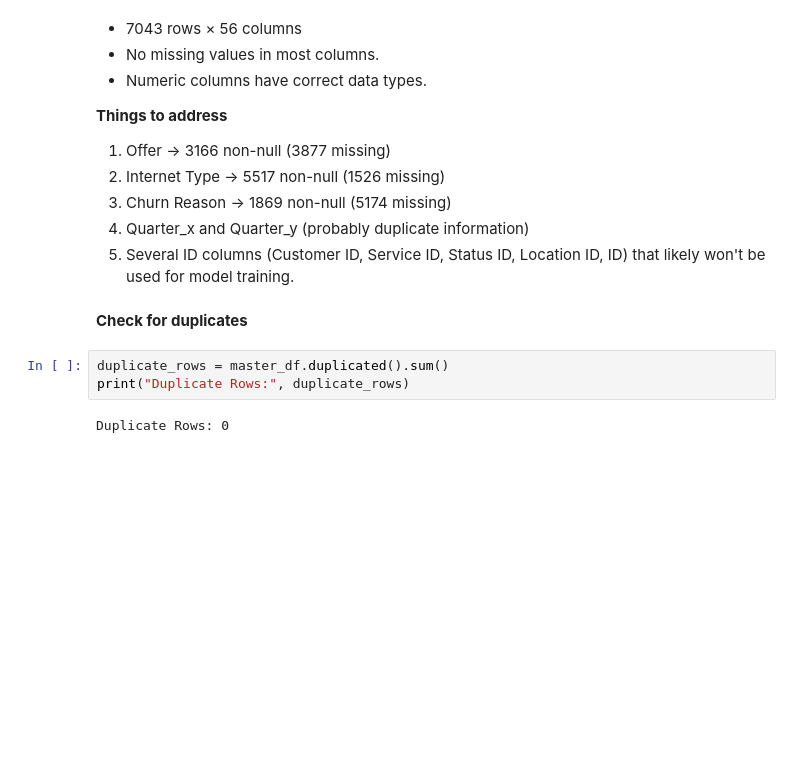
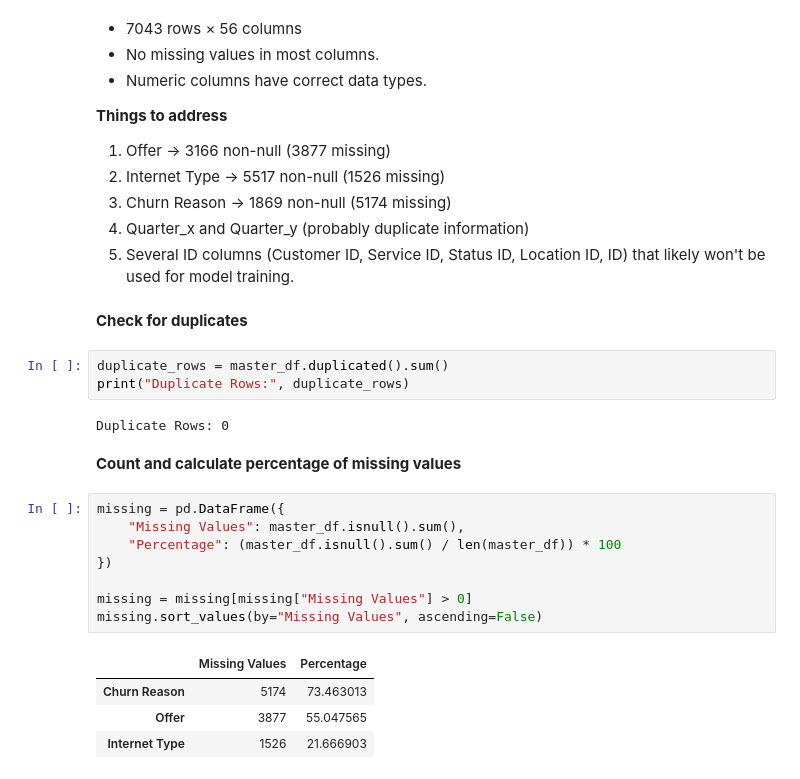
Before and after one commit to TechByAniket/Telecom-Customer-Churn-Prediction, a Jupyter notebook: ADS_Project_Telco_Churn.ipynb, the cells around one changed output. Drawn from its saved outputs; the diff is of its cells as text; blank space fills up the shorter version.

```diff
--- a/ADS_Project_Telco_Churn.ipynb
+++ b/ADS_Project_Telco_Churn.ipynb
@@ -224,3 +224,18 @@ duplicate_rows = master_df.duplicated().sum()
 print("Duplicate Rows:", duplicate_rows)
 # %% [output]
 Duplicate Rows: 0
+# %% [markdown]
+**Count and calculate percentage of missing values**
+# %%
+missing = pd.DataFrame({
+    "Missing Values": master_df.isnull().sum(),
+    "Percentage": (master_df.isnull().sum() / len(master_df)) * 100
+})
+
+missing = missing[missing["Missing Values"] > 0]
+missing.sort_values(by="Missing Values", ascending=False)
+# %% [output]
+|  | Missing Values | Percentage |
+| Churn Reason | 5174 | 73.463013 |
+| Offer | 3877 | 55.047565 |
+| Internet Type | 1526 | 21.666903 |
```
Also changed, not shown: parts of 5 cells of this notebook.
